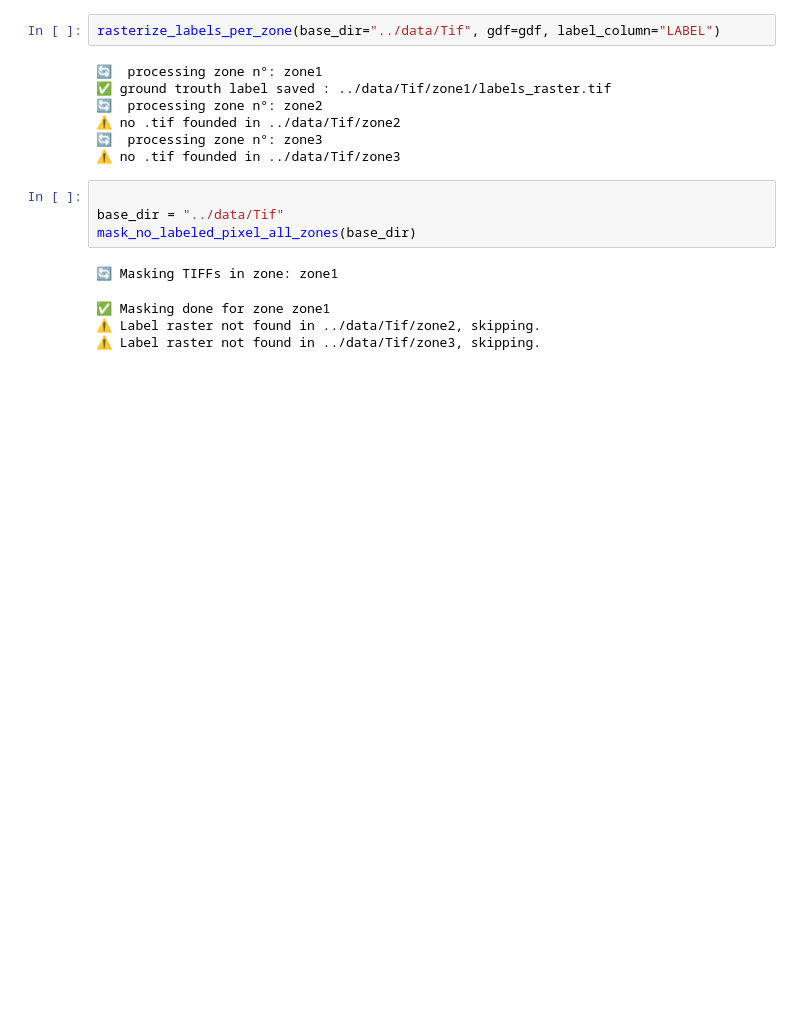
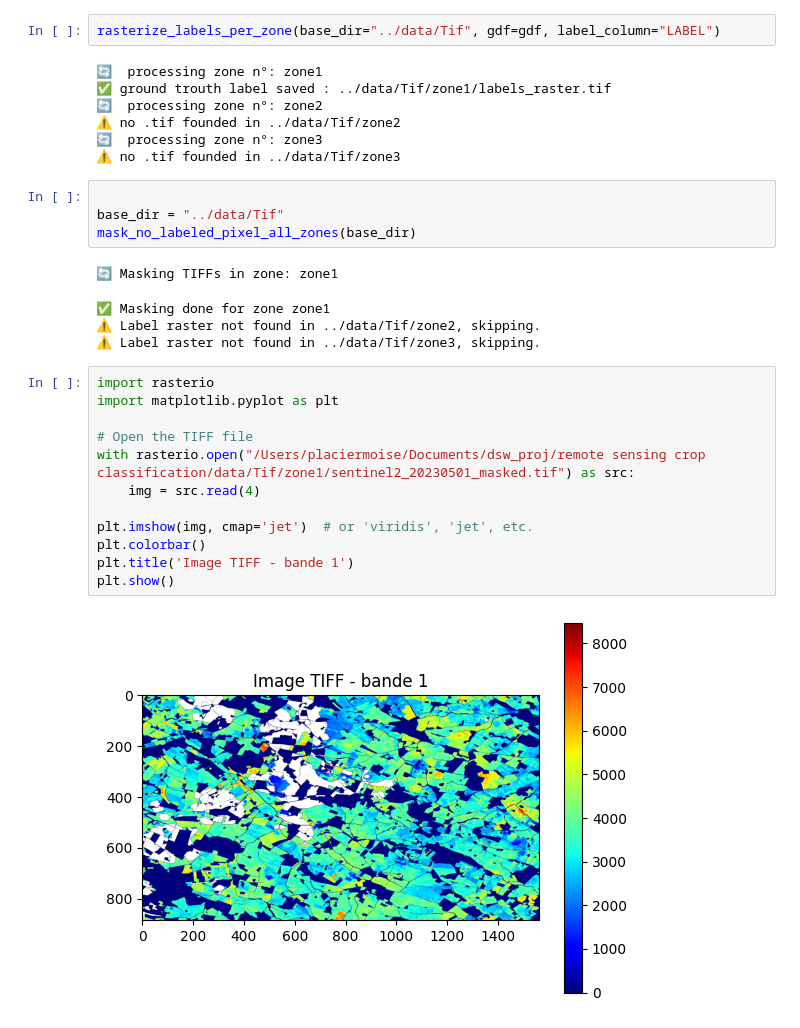
Before and after one commit to giovannisetaro/DSWProject_CropIdentification, a Jupyter notebook: manual_jobs/dataset_creation_pipeline.ipynb, the cells around one changed output. Saved outputs shown, nothing was run; the diff lists cells and outputs as text; blank space fills up the shorter version.

```diff
--- a/manual_jobs/dataset_creation_pipeline.ipynb
+++ b/manual_jobs/dataset_creation_pipeline.ipynb
@@ -123,3 +125,17 @@ mask_no_labeled_pixel_all_zones(base_dir)
 ✅ Masking done for zone zone1
 ⚠️ Label raster not found in ../data/Tif/zone2, skipping.
 ⚠️ Label raster not found in ../data/Tif/zone3, skipping.
+# %%
+import rasterio
+import matplotlib.pyplot as plt
+
+# Open the TIFF file
+with rasterio.open("/Users/placiermoise/Documents/dsw_proj/remote sensing crop classification/data/Tif/zone1/sentinel2_20230501_masked.tif") as src:
+    img = src.read(4)
+
+plt.imshow(img, cmap='jet')  # or 'viridis', 'jet', etc.
+plt.colorbar()
+plt.title('Image TIFF - bande 1')
+plt.show()
+# %% [output]
+[figure, added]
```
Also changed, not shown: parts of 1 cell of this notebook, 1 other file.
